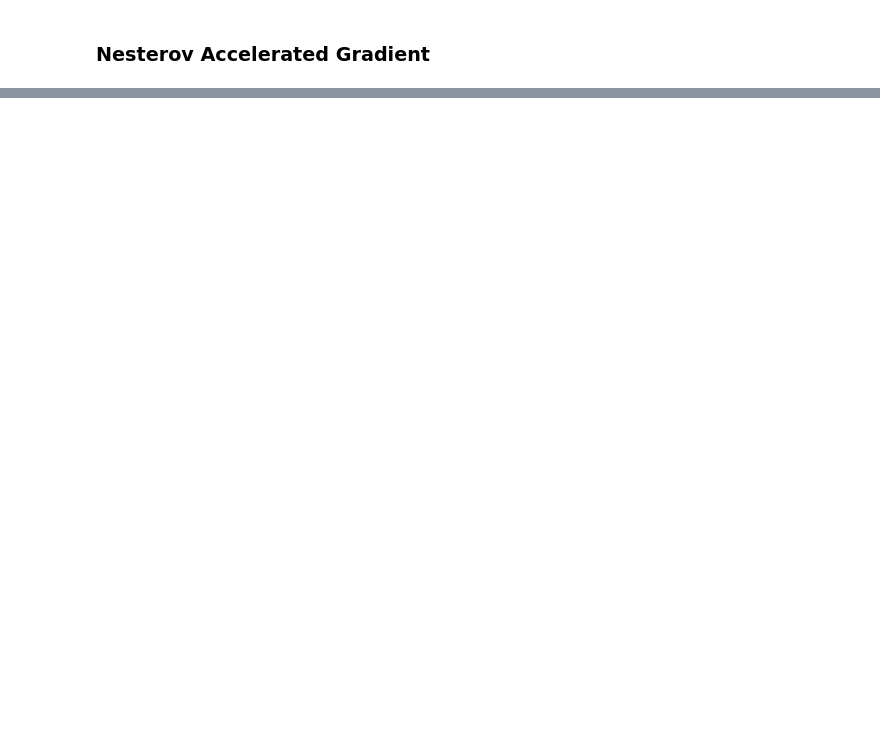
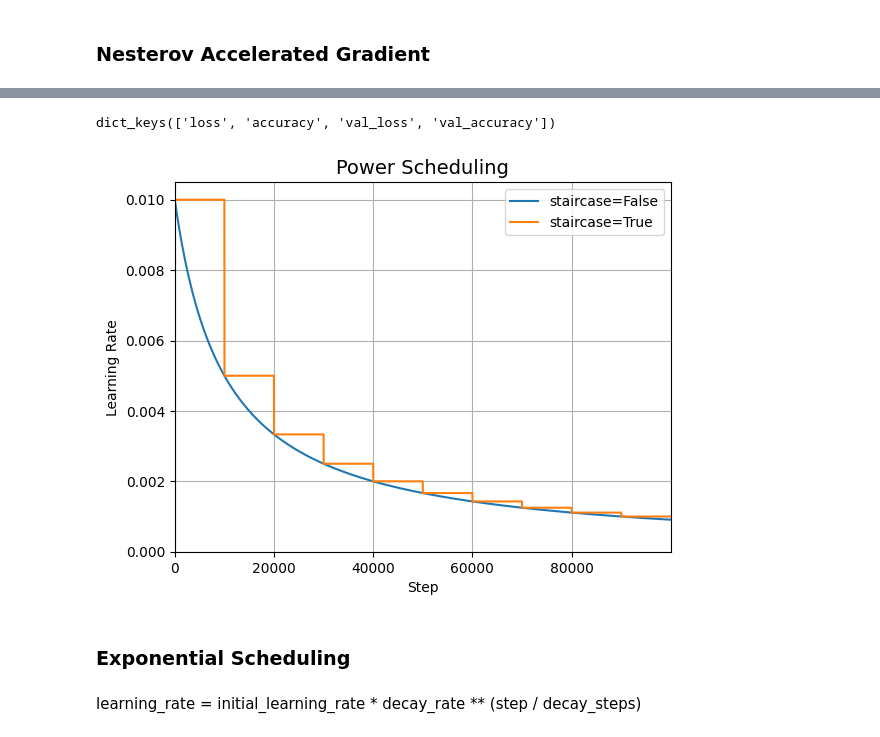
Before and after one commit to sayedgamal99/Data-Science, a Jupyter notebook: Educational/Hands-On-Machine-Learning/CH11 Training Deep Neural Networks/notebook.ipynb, the cells around one changed output, grey strips where cells are left out. Drawn from its saved outputs; the diff is of its cells as text; code cells hidden in the pictures; blank space fills up the shorter version.

```diff
--- a/Educational/Hands-On-Machine-Learning/CH11 Training Deep Neural Networks/notebook.ipynb
+++ b/Educational/Hands-On-Machine-Learning/CH11 Training Deep Neural Networks/notebook.ipynb
@@ -508,0 +718,28 @@ Epoch 10/10
+# %%
+history_power_scheduling.history.keys()
+# %% [output]
+dict_keys(['loss', 'accuracy', 'val_loss', 'val_accuracy'])
+# %%
+initial_learning_rate = 0.01
+decay_rate = 1.0
+decay_steps = 10_000
+
+steps = np.arange(100_000)
+lrs = initial_learning_rate / (1 + decay_rate * steps / decay_steps)
+lrs2 = initial_learning_rate / (1 + decay_rate * np.floor(steps / decay_steps))
+
+plt.plot(steps, lrs,  "-", label="staircase=False")
+plt.plot(steps, lrs2,  "-", label="staircase=True")
+plt.axis([0, steps.max(), 0, 0.0105])
+plt.xlabel("Step")
+plt.ylabel("Learning Rate")
+plt.title("Power Scheduling", fontsize=14)
+plt.legend()
+plt.grid(True)
+plt.show()
+# %% [output]
+[figure, added]
+# %% [markdown]
+### Exponential Scheduling
+# %% [markdown]
+learning_rate = initial_learning_rate * decay_rate ** (step / decay_steps)
```
Also changed, not shown: parts of 103 cells of this notebook.
